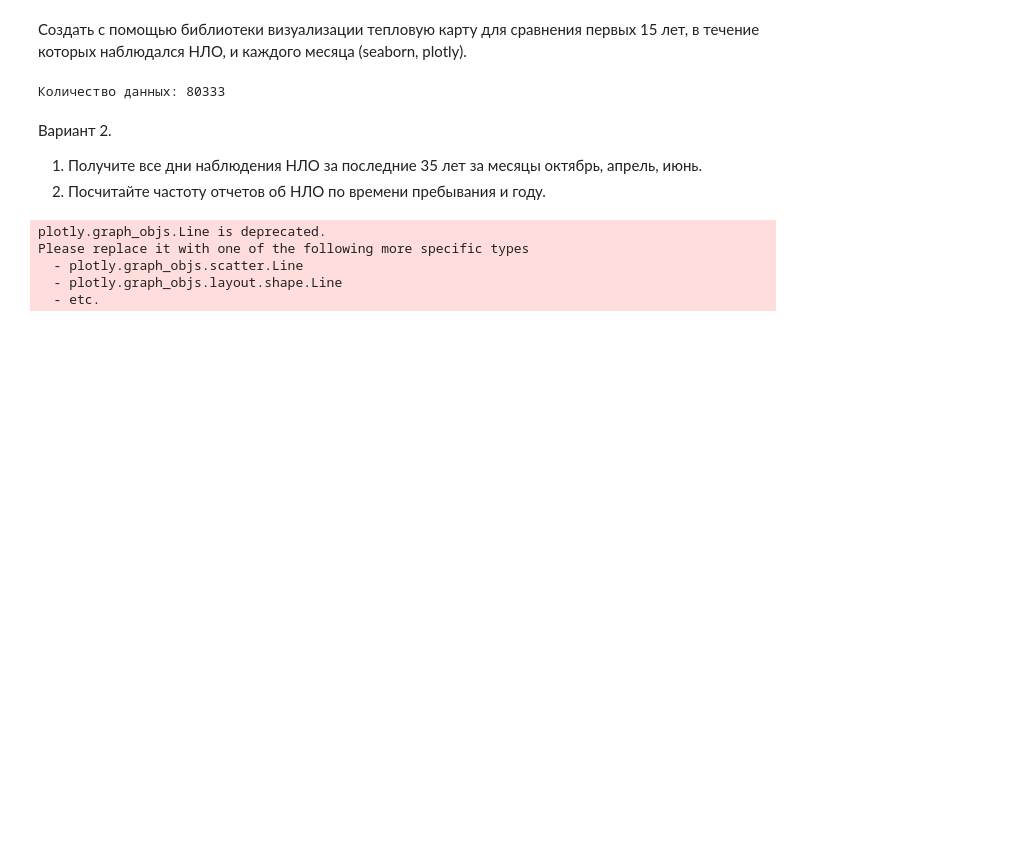
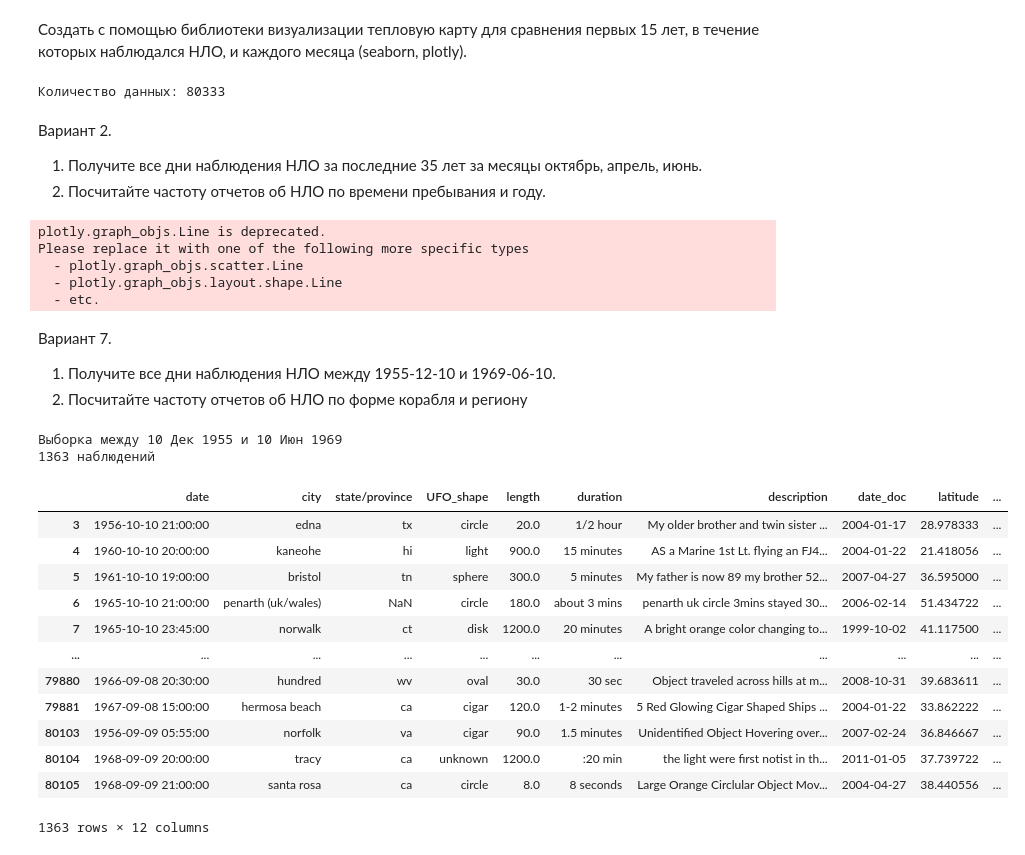
Before and after one commit to MikeKondr99/NTDPS, a Jupyter notebook: src/labs/lab1/ufo_data.ipynb, the cells around one changed output. Drawn from its saved outputs; the diff is of its cells as text; code cells hidden in the pictures; blank space fills up the shorter version.

Commit message:
сделал вариант 7

```diff
--- a/src/labs/lab1/ufo_data.ipynb
+++ b/src/labs/lab1/ufo_data.ipynb
@@ -187,3 +187,47 @@ Please replace it with one of the following more specific types
   - plotly.graph_objs.scatter.Line
   - plotly.graph_objs.layout.shape.Line
   - etc.
+# %% [markdown]
+Вариант 7.
+1.	Получите все дни наблюдения НЛО между 1955-12-10 и 1969-06-10.
+2.	Посчитайте частоту отчетов об НЛО по форме корабля и региону
+# %%
+from plotly.offline import iplot
+import plotly.graph_objects as go
+
+# 1 Часть
+
+filter = (df['date'] > '1955-12-10') & (df['date'] <= '1969-06-10')
+df1 = df.loc[filter]
+print('Выборка между 10 Дек 1955 и 10 Июн 1969')
+print(len(df1), 'наблюдений')
+display(df1)
+
+# 2 Часть
+groupby_shape = df.groupby('UFO_shape').size().reset_index(name='count').sort_values('count')
+iplot(go.Figure(data=[go.Bar(
+   x = groupby_shape['UFO_shape'],
+   y = groupby_shape['count']
+)]))
+
+groupby_state = df.groupby('state/province').size().reset_index(name='count').sort_values('count')
+iplot(go.Figure(data=[go.Bar(
+   x = groupby_state['state/province'],
+   y = groupby_state['count']
+)]))
+# %% [output]
+Выборка между 10 Дек 1955 и 10 Июн 1969
+1363 наблюдений
+|  | date | city | state/province | UFO_shape | length | duration | description | date_doc | latitude | ... |
+| 3 | 1956-10-10 21:00:00 | edna | tx | circle | 20.0 | 1/2 hour | My older brother and twin sister ... | 2004-01-17 | 28.978333 | ... |
+| 4 | 1960-10-10 20:00:00 | kaneohe | hi | light | 900.0 | 15 minutes | AS a Marine 1st Lt. flying an FJ4... | 2004-01-22 | 21.418056 | ... |
+| 5 | 1961-10-10 19:00:00 | bristol | tn | sphere | 300.0 | 5 minutes | My father is now 89 my brother 52... | 2007-04-27 | 36.595000 | ... |
+| 6 | 1965-10-10 21:00:00 | penarth (uk/wales) | NaN | circle | 180.0 | about 3 mins | penarth uk circle 3mins stayed 30... | 2006-02-14 | 51.434722 | ... |
+| 7 | 1965-10-10 23:45:00 | norwalk | ct | disk | 1200.0 | 20 minutes | A bright orange color changing to... | 1999-10-02 | 41.117500 | ... |
+| ... | ... | ... | ... | ... | ... | ... | ... | ... | ... | ... |
+| 79880 | 1966-09-08 20:30:00 | hundred | wv | oval | 30.0 | 30 sec | Object traveled across hills at m... | 2008-10-31 | 39.683611 | ... |
+| 79881 | 1967-09-08 15:00:00 | hermosa beach | ca | cigar | 120.0 | 1-2 minutes | 5 Red Glowing Cigar Shaped Ships ... | 2004-01-22 | 33.862222 | ... |
+| 80103 | 1956-09-09 05:55:00 | norfolk | va | cigar | 90.0 | 1.5 minutes | Unidentified Object Hovering over... | 2007-02-24 | 36.846667 | ... |
+| 80104 | 1968-09-09 20:00:00 | tracy | ca | unknown | 1200.0 | :20 min | the light were first notist in th... | 2011-01-05 | 37.739722 | ... |
+| 80105 | 1968-09-09 21:00:00 | santa rosa | ca | circle | 8.0 | 8 seconds | Large Orange Circlular Object Mov... | 2004-04-27 | 38.440556 | ... |
+1363 rows × 12 columns
```
Also changed, not shown: parts of 1 cell of this notebook.
